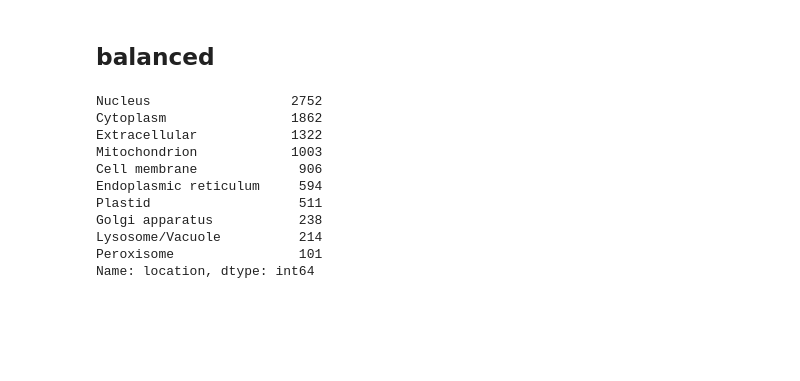
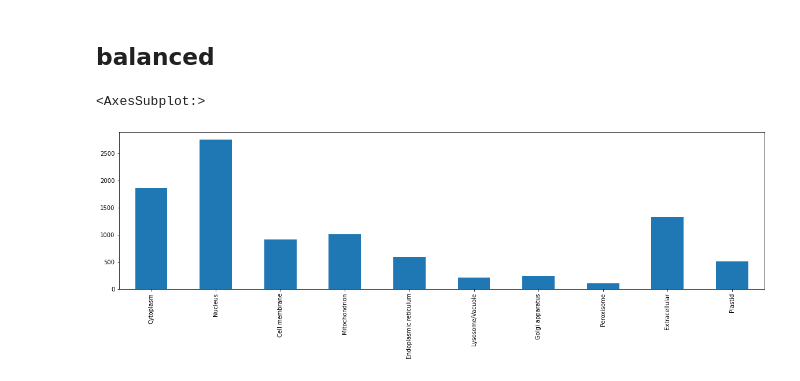
Before and after one commit to J-SNACKKB/FLIP, a Jupyter notebook: collect_splits/4_scl.ipynb, the cells around one changed output. Drawn from its saved outputs; the diff is of its cells as text; code cells hidden in the pictures; blank space fills up the shorter version.

```diff
--- a/collect_splits/4_scl.ipynb
+++ b/collect_splits/4_scl.ipynb
@@ -55,7 +59,7 @@ human_sequences_path = data_path / 'human_sequences.tsv'
 # Obtain original datasets
 # %%
 # Function to encapsulate the reading of the four data files
-def getProteinsFromFile(filePath):
+def getProteinsFromFASTAFile(filePath):
     columns = ["id", "name", "location", "sequence"]
     dataset = DataFrame(columns = columns)
 
@@ -69,10 +73,12 @@ def getProteinsFromFile(filePath):
     return dataset
 # %%
 # Obtain data from sets
-train_set_full = getProteinsFromFile(train_data_path)
-validation_set_full = getProteinsFromFile(validation_data_path)
-test_set_full = getProteinsFromFile(test_data_path)
-test_set_hard = getProteinsFromFile(final_test_data_path)
+train_set_full = getProteinsFromFASTAFile(train_data_path)
+validation_set_full = getProteinsFromFASTAFile(validation_data_path)
+test_set_full = getProteinsFromFASTAFile(test_data_path)
+test_set_hard = getProteinsFromFASTAFile(final_test_data_path)
+deepLoc2_train_and_val = read_csv(deepLoc2_train_and_val_data_path)
+deepLoc2_test = read_csv(deepLoc2_test_data_path)
 
 # Obtain human data
 human_sequences_data = read_csv(human_sequences_path, sep='\t')
@@ -218,17 +326,12 @@ human_hard.to_csv(split_path / 'splits' / 'human_hard.cvs', index = False)
 # %% [markdown]
 ## balanced
 # %%
-# Let's take a look at the value counts for the classes in train_set_full (other sets are proportionals)
-train_set_full['location'].value_counts()
+# Let's take a look at the distribution of train_set_full and test_set hard used for mixed_hard
+fig = plt.figure(figsize = (20,5))
+ax = fig.gca()
+
+classes_columns_names = ['Cytoplasm', 'Nucleus', 'Cell membrane', 'Mitochondrion', 'Endoplasmic reticulum', 'Lysosome/Vacuole', 'Golgi apparatus', 'Peroxisome', 'Extracellular', 'Plastid']
+train_set_full['location'].value_counts().reindex(classes_columns_names).plot(kind='bar', ax=ax)
 # %% [output]
-Nucleus                  2752
-Cytoplasm                1862
-Extracellular            1322
-Mitochondrion            1003
-Cell membrane             906
-Endoplasmic reticulum     594
-Plastid                   511
-Golgi apparatus           238
-Lysosome/Vacuole          214
-Peroxisome                101
-Name: location, dtype: int64
+<AxesSubplot:>
+[figure, added]
```
Also changed, not shown: parts of 21 cells of this notebook.
